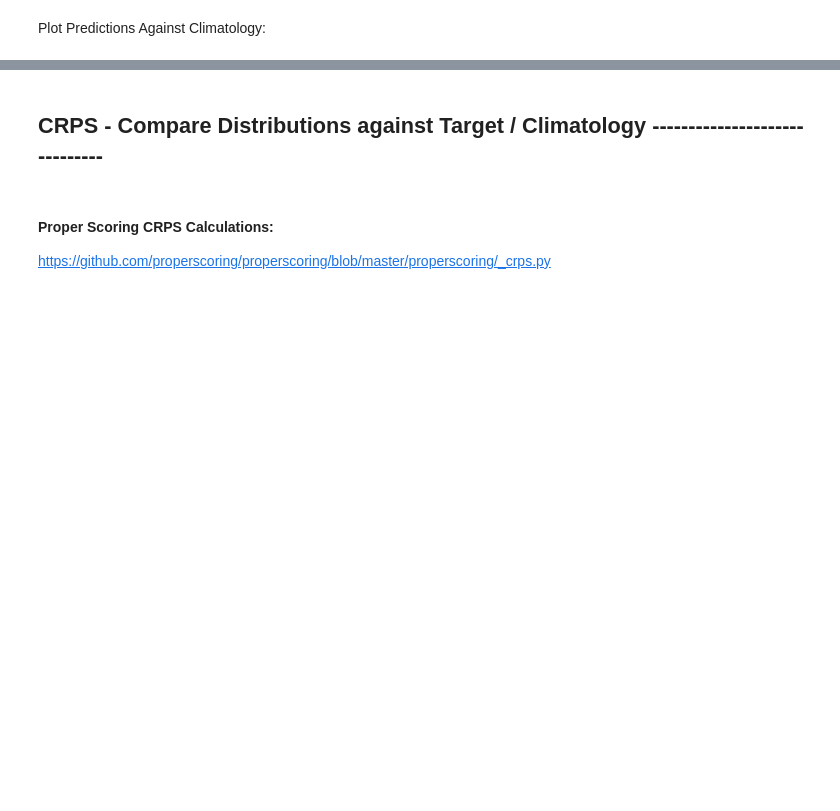
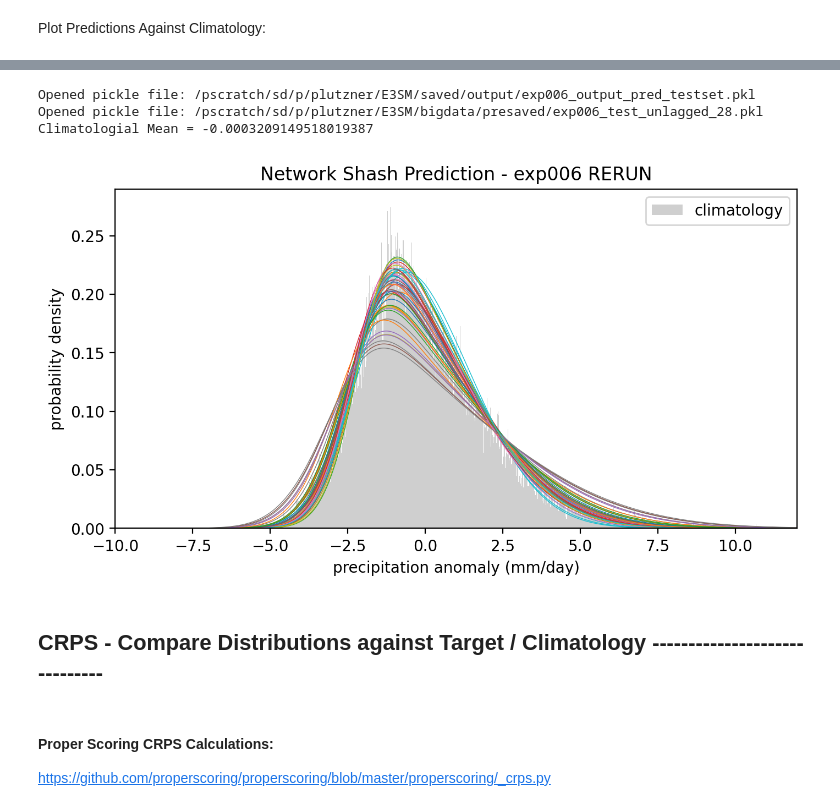
Before and after one commit to Jolan-vP/E3SM, a Jupyter notebook: analysis_006_training.ipynb, the cells around one changed output, grey strips where cells are left out. Drawn from its saved outputs; the diff is of its cells as text; code cells hidden in the pictures; blank space fills up the shorter version.

```diff
--- a/analysis_006_training.ipynb
+++ b/analysis_006_training.ipynb
@@ -251,11 +256,18 @@ torch.save(model.state_dict(), path)
 # %%
 # Load the Model
 # path = '/Users/C830793391/Documents/Research/E3SM/saved/models/exp006_RERUN_Nov2024.pth'
-path = str(config["perlmutter_model_dir"]) + 'exp006_RERUN_28.pth'
+path = str(config["perlmutter_model_dir"]) + 'exp006_RERUN.pth'
+
+load_model_dict = torch.load(path)
+
+state_dict = load_model_dict["model_state_dict"]
+training_std_mean = load_model_dict["training_std_mean"]
+
 model = TorchModel(
     config=config["arch"],
-    target_mean=testset.target.mean(axis=0),
-    target_std=testset.target.std(axis=0),
+    target_mean=training_std_mean["trainset_target_mean"],
+    target_std=training_std_mean["trainset_target_std"],
 )
-model.load_state_dict(torch.load(path))
+
+model.load_state_dict(state_dict)
 model.eval()
@@ -291,37 +336,42 @@ with gzip.open(model_output_pred, "wb") as fp:
     pickle.dump(output, fp)
 # %%
 # Open Model Outputs
-model_output_pred = str(config["perlmutter_output_dir"]) + 'exp006_output_pred_testset_RERUN_28_frozenTau.pkl'
+model_output_pred = str(config["perlmutter_output_dir"]) + 'exp006_output_pred_testset_RERUN.pkl'
 with gzip.open(model_output_pred, "rb") as obj1:
     output = pickle.load(obj1)
 # %%
 import analysis.calc_climatology as calc_climatology
 from analysis import analysis_metrics
 
 exp006_original_output = filemethods.open_data_file('/pscratch/sd/p/plutzner/E3SM/saved/output/exp006_output_pred_testset.pkl')
 
 lagtime = config["databuilder"]["lagtime"]
 smoothing_length = config["databuilder"]["averaging_length"]
 
 # Open Target Data
 # target = xr.open_dataset('/Users/C830793391/BIG_DATA/E3SM_Data/presaved/Network Inputs/' + str(config["expname"]) + '_d_test_1850-1900.nc')
 target = filemethods.open_data_file(config["perlmutter_data_dir"] + 'presaved/exp006_test_unlagged_28.pkl')
 target = target["y"][lagtime:]
 target = target[smoothing_length:]
 
 # Open Climatology Data: TRAINING DATA
 # climatology_filename = '/Users/C830793391/BIG_DATA/E3SM_Data/presaved/Network Inputs/' + str(config["expname"]) + '_d_train_1850-1900.nc'
 climatology_filename = str(config["perlmutter_data_dir"]) + 'presaved/exp006_train_unlagged_28.pkl'
 climatology_da = analysis_metrics.load_pickle(climatology_filename)
 climatology = climatology_da["y"][lagtime:]
 climatology = climatology[smoothing_length:]
 
 # Compare SHASH predictions to climatology histogram
-x = np.arange(-15, 15, 0.01)
+x = np.arange(-10, 12, 0.01)
 
-p = calc_climatology.deriveclimatology(exp006_original_output, climatology, x, number_of_samples=50, config=config, climate_data = climatology_filename)
+# p = calc_climatology.deriveclimatology(exp006_original_output, climatology, x, number_of_samples=50, config=config, climate_data = climatology_filename)
 
 p = calc_climatology.deriveclimatology(output, climatology, x, number_of_samples=50, config=config, climate_data = climatology_filename)
+# %% [output]
+Opened pickle file: /pscratch/sd/p/plutzner/E3SM/saved/output/exp006_output_pred_testset.pkl
+Opened pickle file: /pscratch/sd/p/plutzner/E3SM/bigdata/presaved/exp006_test_unlagged_28.pkl
+Climatologial Mean = -0.0003209149518019387
+[figure, added]
 # %% [markdown]
 ## CRPS - Compare Distributions against Target / Climatology  ------------------------------
 # %% [markdown]
```
Also changed, not shown: parts of 13 cells of this notebook, 10 other files.
